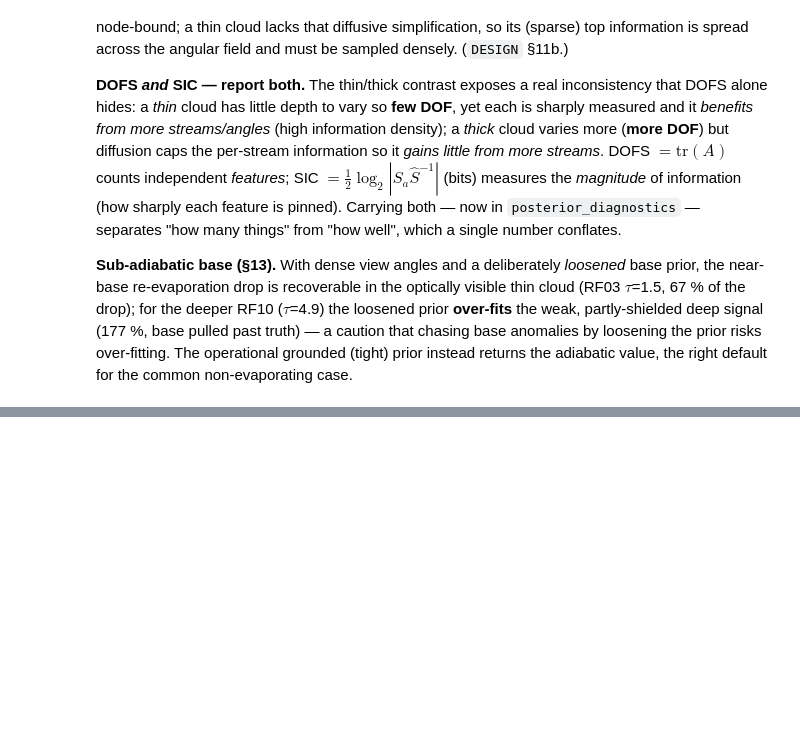
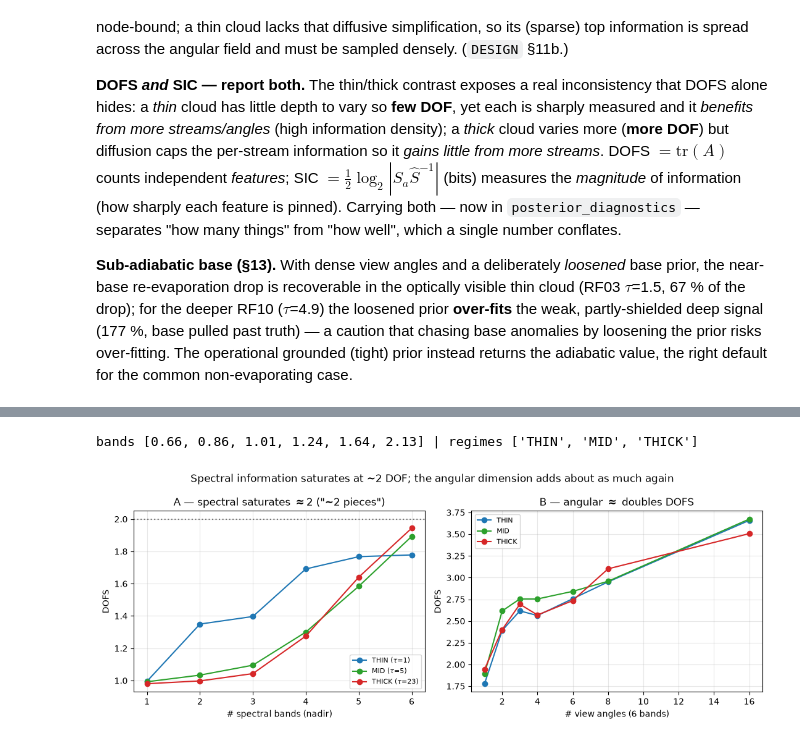
Before and after one commit to dhjx1996/Pythonic-DISORT_inhomogeneous_atmosphere, a Jupyter notebook: docs/riccati_solver_VOCALS_retrieval_mu0p9.ipynb, the cells around one changed output, grey strips where cells are left out. Saved outputs shown, nothing was run; the diff lists cells and outputs as text; code cells hidden in the pictures; blank space fills up the shorter version.

```diff
--- a/docs/riccati_solver_VOCALS_retrieval_mu0p9.ipynb
+++ b/docs/riccati_solver_VOCALS_retrieval_mu0p9.ipynb
@@ -745,0 +755,41 @@ instead returns the adiabatic value, the right default for the common non-evapor
+# %%
+%matplotlib inline
+import json, numpy as np
+from pathlib import Path
+import matplotlib.pyplot as plt
+
+_cands = [Path.cwd()/'cached_results', Path.cwd()/'docs'/'cached_results',
+          Path.cwd().parent/'docs'/'cached_results']
+_cr = next(c for c in _cands if (c/'info_content_stage1.json').exists())
+M = json.loads((_cr/'info_content_stage1.json').read_text())
+P = json.loads((_cr/'info_content_linearity_probe.json').read_text())
+band_ladder = M['config']['band_ladder']
+view_ladder = sorted(int(k) for k in M['config']['view_ladder'])
+bands_full  = M['config']['bands_full']
+REG = {r['label']: r for r in M['regimes']}
+COL = {'THIN':'tab:blue','MID':'tab:green','THICK':'tab:red'}
+def cell(reg, B, V, prior):
+    return next(c for c in reg['cells']
+               if c['n_bands']==B and c['n_view']==V and c['prior']==prior)
+print('bands', bands_full, '| regimes', list(REG))
+# %% [output]
+bands [0.66, 0.86, 1.01, 1.24, 1.64, 2.13] | regimes ['THIN', 'MID', 'THICK']
+# %%
+# A: spectral saturation (nadir);  B: angular gain (6 bands)
+fig, ax = plt.subplots(1, 2, figsize=(11, 4.2))
+for lab, r in REG.items():
+    ax[0].plot(band_ladder, [cell(r,B,1,'marine_sc')['dofs'] for B in band_ladder],
+               'o-', color=COL[lab], label=f"{lab} ($\\tau$={r['tau_bot']:.0f})")
+    ax[1].plot(view_ladder, [cell(r,6,V,'marine_sc')['dofs'] for V in view_ladder],
+               'o-', color=COL[lab], label=lab)
+ax[0].axhline(2.0, ls=':', c='k', alpha=.5)
+ax[0].set(xlabel='# spectral bands (nadir)', ylabel='DOFS',
+          title='A — spectral saturates $\\approx$2 ("~2 pieces")')
+ax[1].set(xlabel='# view angles (6 bands)', ylabel='DOFS',
+          title='B — angular $\\approx$ doubles DOFS')
+for a in ax:
+    a.grid(alpha=.3); a.legend(fontsize=8)
+fig.suptitle('Spectral information saturates at ~2 DOF; the angular dimension adds about as much again')
+fig.tight_layout(); plt.show()
+# %% [output]
+[figure, added]
```
Also changed, not shown: parts of 4 cells of this notebook, 5 other files.
